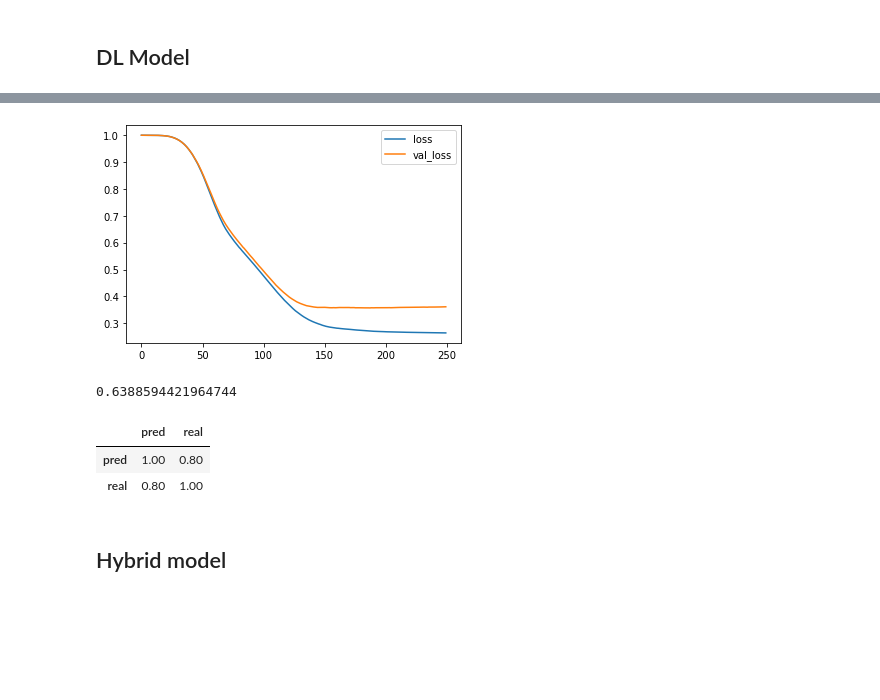
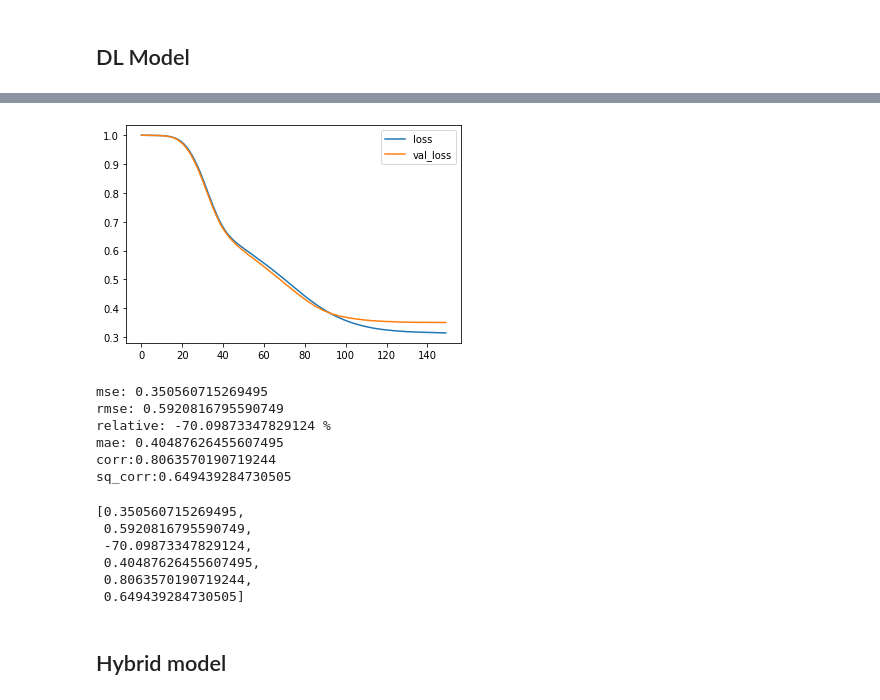
Before and after one commit to zaniargh42/dissolved_oxygen, a Jupyter notebook: dissolved_oxygen.ipynb, the cells around one changed output, grey strips where cells are left out. Drawn from its saved outputs; the diff is of its cells as text; code cells hidden in the pictures; blank space fills up the shorter version.

```diff
--- a/dissolved_oxygen.ipynb
+++ b/dissolved_oxygen.ipynb
@@ -187,0 +195,5 @@ MLPRegressor
+# %%
+model=DecisionTreeRegressor()
+model.fit(X_train.values,y_train)
+y_pred=model.predict(X_test)
+_errors(y_test.values, y_pred)
@@ -187,0 +207,5 @@ MLPRegressor
+# %%
+model=RandomForestRegressor()
+model.fit(X_train.values,y_train)
+y_pred=model.predict(X_test)
+_errors(y_test.values, y_pred)
@@ -187,0 +219,5 @@ MLPRegressor
+# %%
+model=GradientBoostingRegressor()
+model.fit(X_train.values,y_train)
+y_pred=model.predict(X_test)
+_errors(y_test.values, y_pred)
@@ -187,0 +231,5 @@ MLPRegressor
+# %%
+model=SVR()
+model.fit(X_train.values,y_train)
+y_pred=model.predict(X_test)
+_errors(y_test.values, y_pred)
@@ -216,12 +271,11 @@ def _compile_model(X_train,y_train,X_test,y_test,epochs,batch_size):
     y_pred=model.predict(X_test)
     r2=r2_score(y_test,y_pred)
     return history , r2 , y_pred,model
-history , r2 , y_pred,model=_compile_model(X_train,y_train,X_test,y_test,250,30)
+history , r2 , y_pred,model=_compile_model(X_train,y_train,X_test,y_test,150,30)
 
 plt.plot(history.history['loss'])
 plt.plot(history.history['val_loss'])
 plt.legend(['loss','val_loss'])
 plt.show()
-print(r2)
-_calc_corr(y_test,y_pred)
+_errors(y_test,y_pred)
 # %% [output]
@@ -245,8 +299,16 @@ Epoch 250/250
-[figure, old version]
+[figure, new version]
-0.6388594421964744
+mse: 0.350560715269495
+rmse: 0.5920816795590749
+relative: -70.09873347829124 %
+mae: 0.40487626455607495
+corr:0.8063570190719244
+sq_corr:0.649439284730505
-|  | pred | real |
-| pred | 1.00 | 0.80 |
-| real | 0.80 | 1.00 |
+[0.350560715269495,
+ 0.5920816795590749,
+ -70.09873347829124,
+ 0.40487626455607495,
+ 0.8063570190719244,
+ 0.649439284730505]
 # %% [markdown]
 ## Hybrid model
 # %%
```
Also changed, not shown: parts of 12 cells of this notebook, 2 other files.
